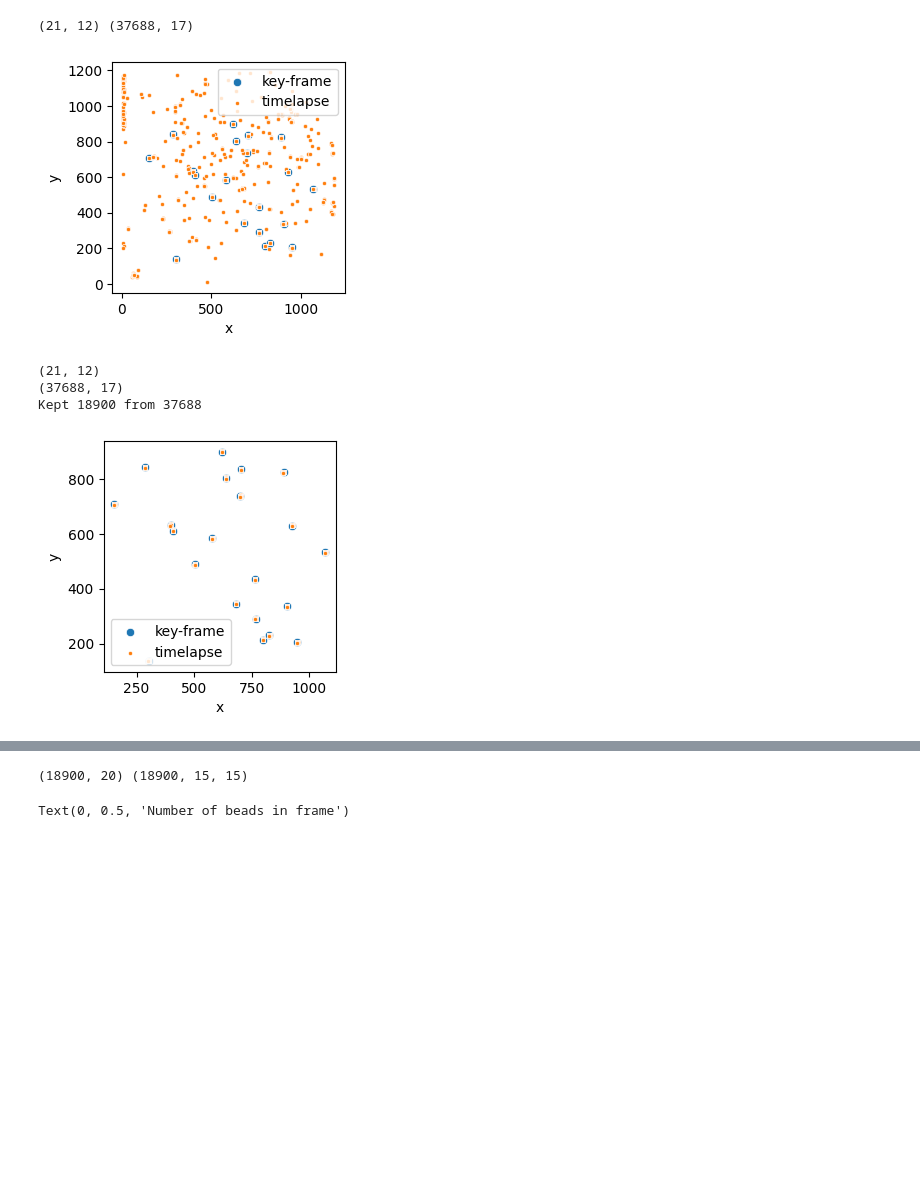
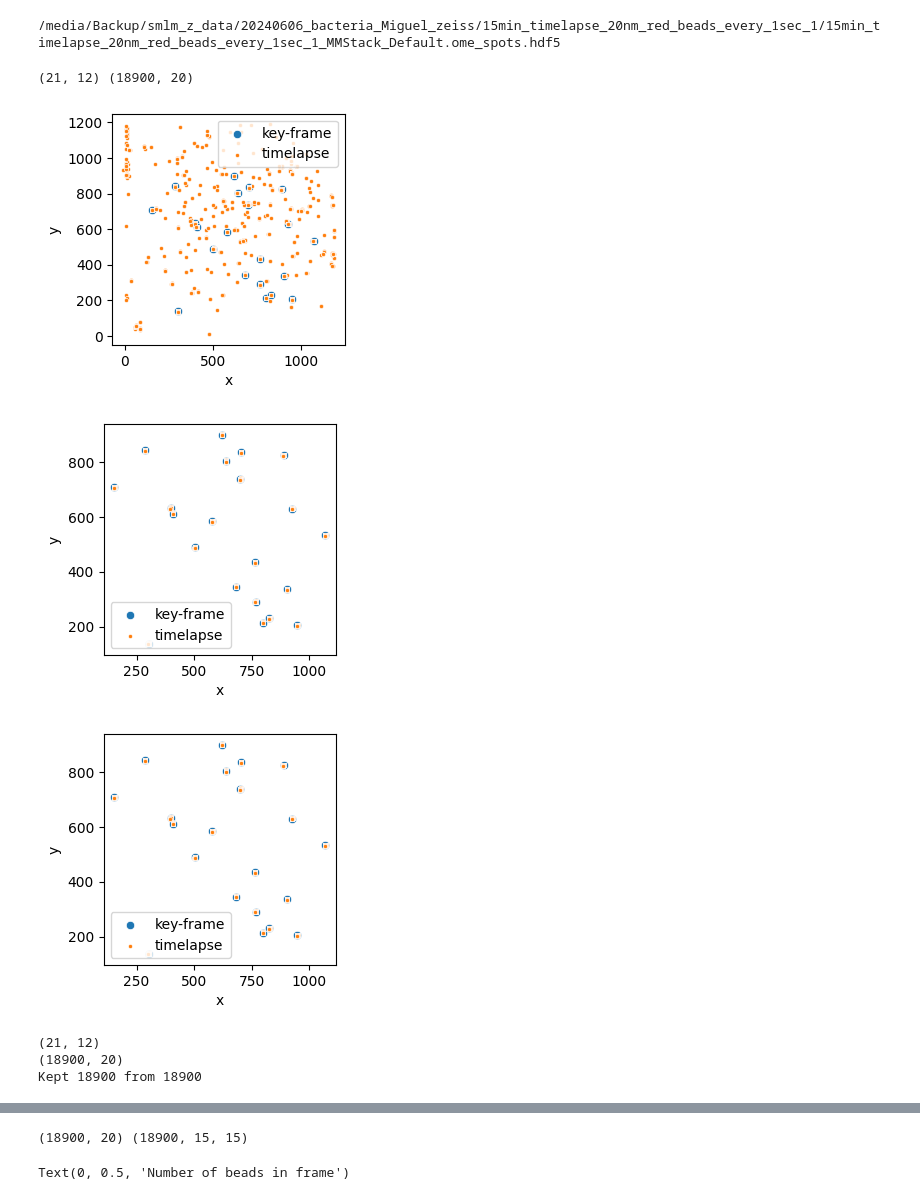
Before and after one commit to mb1069/easyZloc, a Jupyter notebook: publication/autofocus/autofocus.ipynb, the cells around one changed output, grey strips where cells are left out. Drawn from its saved outputs; the diff is of its cells as text; code cells hidden in the pictures; blank space fills up the shorter version.

Commit message:
Code cleanup, update autofocus plots

```diff
--- a/publication/autofocus/autofocus.ipynb
+++ b/publication/autofocus/autofocus.ipynb
@@ -37,7 +37,7 @@ import numpy as np
 
 
 # Experiment1
-# model_result_dir = '/home/miguel/Projects/smlm_z/autofocus/VIT_zeiss_lowsnr_data/out_24_nvidia6/'
+# model_result_dir = '/home/miguel/Projects/smlm_z/publication/models/zeiss_red_beads/out_24_nvidia6/'
 # test_data_dir = '/media/Backup/smlm_z_data/20240603_Miguel_Zeiss_Stacks/timelapse_20nm_4/'
 # test_case = 'timelapse_20nm_4_MMStack_Default.ome.tif'
 # comparison_data = '/media/Backup/smlm_z_data/20240603_Miguel_Zeiss_Stacks/Z_list.txt'
@@ -45,8 +45,8 @@ import numpy as np
 # out_fig_name = './autofocus_experiment1.png'
 # PIXEL_SIZE = 106
 
-# Expeimrent 2
-model_result_dir = '/home/miguel/Projects/smlm_z/autofocus/VIT_zeiss_lowsnr_data/out_24_nvidia6/'
+# Experiment 2
+model_result_dir = '/home/miguel/Projects/smlm_z/publication/models/zeiss_red_beads/out_24_nvidia6/'
 test_data_dir = '/media/Backup/smlm_z_data/20240606_bacteria_Miguel_zeiss/15min_timelapse_20nm_red_beads_every_1sec_1/'
 test_case = '15min_timelapse_20nm_red_beads_every_1sec_1_MMStack_Default.ome.tif'
 comparison_data = '/media/Backup/smlm_z_data/20240606_bacteria_Miguel_zeiss/15min_timelapse_20nm_red_beads_every_1sec_1/Z_list.txt'
@@ -115,3 +120,16 @@ import h5py
 
 with h5py.File(spots_path, 'r') as f:
     spots = np.array(f['spots'])
+# %%
+mean_spot_sum = spots.sum(axis=(1,2)).mean()
+
+for i in range(spots.shape[0]):
+    img = spots[i] / spots[i].sum()
+    img *= mean_spot_sum
+    spots[i] = img
+# %%
+with h5py.File(spots_path, 'w') as f:
+    f.create_dataset('spots', data=spots)
+print(spots_path)
+# %% [output]
+/media/Backup/smlm_z_data/20240606_bacteria_Miguel_zeiss/15min_timelapse_20nm_red_beads_every_1sec_1/15min_timelapse_20nm_red_beads_every_1sec_1_MMStack_Default.ome_spots.hdf5
@@ -133,36 +153,41 @@ plt.figure(figsize=(3,3))
 sns.scatterplot(data=key_frame_df, x='x', y='y', label='key-frame')
 sns.scatterplot(data=locs, x='x', y='y', label='timelapse', marker='.')
 plt.legend()
 plt.show()
 print(key_frame_df.shape)
 print(locs.shape)
 
 locs_xy = locs[['x', 'y']].to_numpy()
 key_frame_xy = key_frame_df[['x', 'y']].to_numpy()
 
 dists = euclidean_distances(locs_xy, key_frame_xy)
 threshold = 5
 
 idx = np.argwhere(dists.min(axis=1)<threshold)[:, 0]
 print(f'Kept {len(idx)} from {locs.shape[0]}')
 locs = locs.iloc[idx]
 spots = spots[idx]
 locs['spot_id'] = np.arange(spots.shape[0])
 
 locs['closest_key_loc'] = dists[idx].argmin(axis=1).astype(str)
 
 locs['snr'] = [snr(x) for x in spots]
 
+bg = spots.min()
+
+locs['photons_no_background'] = [x.sum() - bg for x in spots]
+
 plt.figure(figsize=(3,3))
 sns.scatterplot(data=key_frame_df, x='x', y='y', label='key-frame')
 sns.scatterplot(data=locs, x='x', y='y', label='timelapse', marker='.')
 plt.legend()
 plt.show()
 print(locs.shape, spots.shape)
 # %% [output]
-(21, 12) (37688, 17)
+(21, 12) (18900, 20)
-[figure, old version]
+[figure, new version]
+[figure]
+[figure, added]
 (21, 12)
-(37688, 17)
-Kept 18900 from 37688
+(18900, 20)
+Kept 18900 from 18900
-[figure]
```
Also changed, not shown: parts of 14 cells of this notebook, 10 other files.
